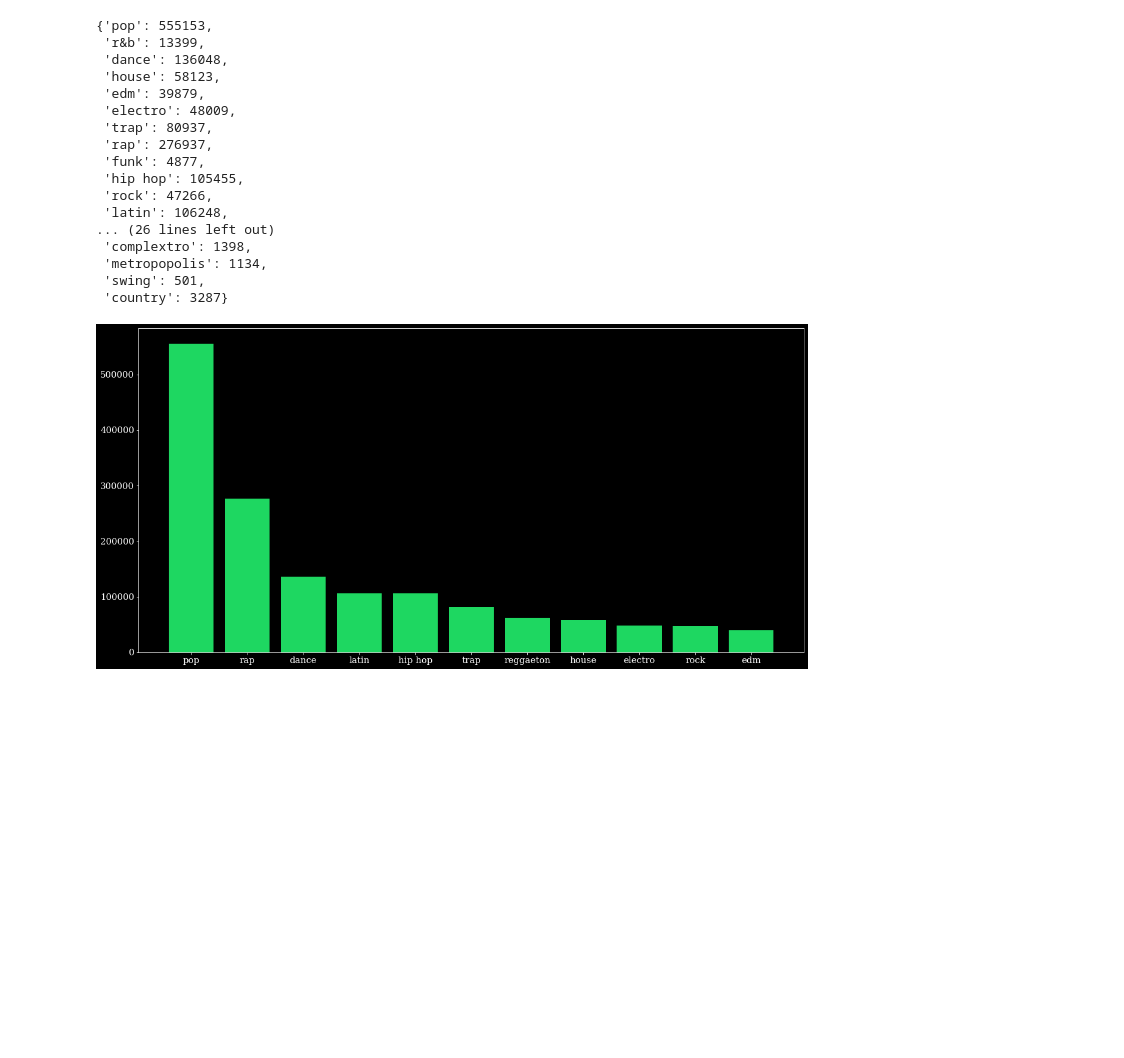
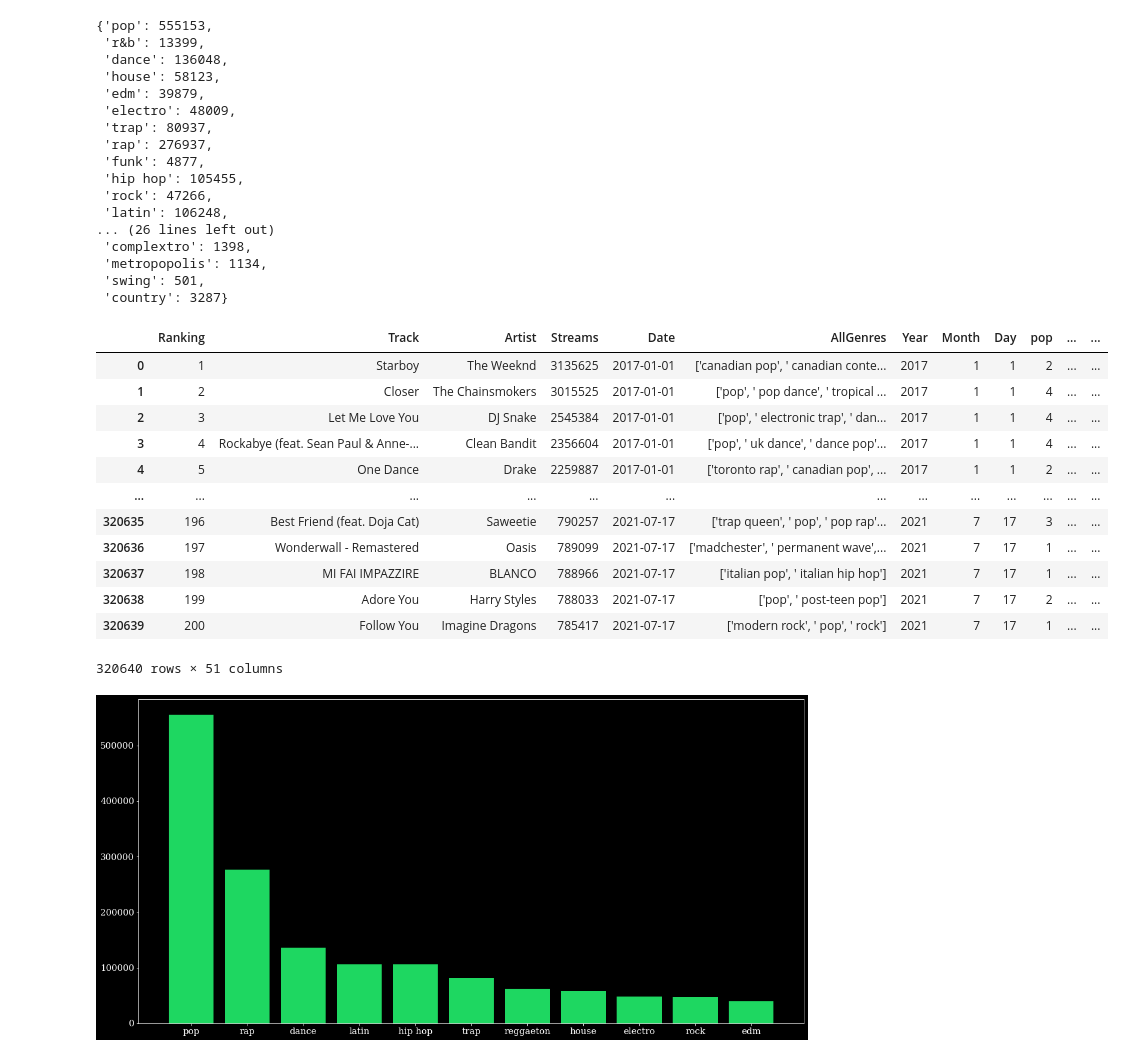
Before and after one commit to StavrosTs/Project-EDA---Spotify, a Jupyter notebook: Analysis/Analysis Process.ipynb, the cells around one changed output. Cells and saved outputs as stored; diff of their text form; code cells hidden in the pictures; blank space fills up the shorter version.

Commit message:
Cleaning To Analysis

```diff
--- a/Analysis/Analysis Process.ipynb
+++ b/Analysis/Analysis Process.ipynb
@@ -122,6 +122,22 @@ for each in analysis_list:
 # %%
 for each in analysis_list:
     data_sp[each] = data_sp[each].apply(lambda x : sum(x))
+# %%
+data_sp
+# %% [output]
+|  | Ranking | Track | Artist | Streams | Date | AllGenres | Year | Month | Day | pop | ... | ... |
+| 0 | 1 | Starboy | The Weeknd | 3135625 | 2017-01-01 | ['canadian pop', ' canadian conte... | 2017 | 1 | 1 | 2 | ... | ... |
+| 1 | 2 | Closer | The Chainsmokers | 3015525 | 2017-01-01 | ['pop', ' pop dance', ' tropical ... | 2017 | 1 | 1 | 4 | ... | ... |
+| 2 | 3 | Let Me Love You | DJ Snake | 2545384 | 2017-01-01 | ['pop', ' electronic trap', ' dan... | 2017 | 1 | 1 | 4 | ... | ... |
+| 3 | 4 | Rockabye (feat. Sean Paul & Anne-... | Clean Bandit | 2356604 | 2017-01-01 | ['pop', ' uk dance', ' dance pop'... | 2017 | 1 | 1 | 4 | ... | ... |
+| 4 | 5 | One Dance | Drake | 2259887 | 2017-01-01 | ['toronto rap', ' canadian pop', ... | 2017 | 1 | 1 | 2 | ... | ... |
+| ... | ... | ... | ... | ... | ... | ... | ... | ... | ... | ... | ... | ... |
+| 320635 | 196 | Best Friend (feat. Doja Cat) | Saweetie | 790257 | 2021-07-17 | ['trap queen', ' pop', ' pop rap'... | 2021 | 7 | 17 | 3 | ... | ... |
+| 320636 | 197 | Wonderwall - Remastered | Oasis | 789099 | 2021-07-17 | ['madchester', ' permanent wave',... | 2021 | 7 | 17 | 1 | ... | ... |
+| 320637 | 198 | MI FAI IMPAZZIRE | BLANCO | 788966 | 2021-07-17 | ['italian pop', ' italian hip hop'] | 2021 | 7 | 17 | 1 | ... | ... |
+| 320638 | 199 | Adore You | Harry Styles | 788033 | 2021-07-17 | ['pop', ' post-teen pop'] | 2021 | 7 | 17 | 2 | ... | ... |
+| 320639 | 200 | Follow You | Imagine Dragons | 785417 | 2021-07-17 | ['modern rock', ' pop', ' rock'] | 2021 | 7 | 17 | 1 | ... | ... |
+320640 rows × 51 columns
 # %%
 lists = sorted(analysis_dict.items(), key=lambda kv: kv[1], reverse=True)
 
```
Also changed, not shown: parts of 7 cells of this notebook, 3 other files.
